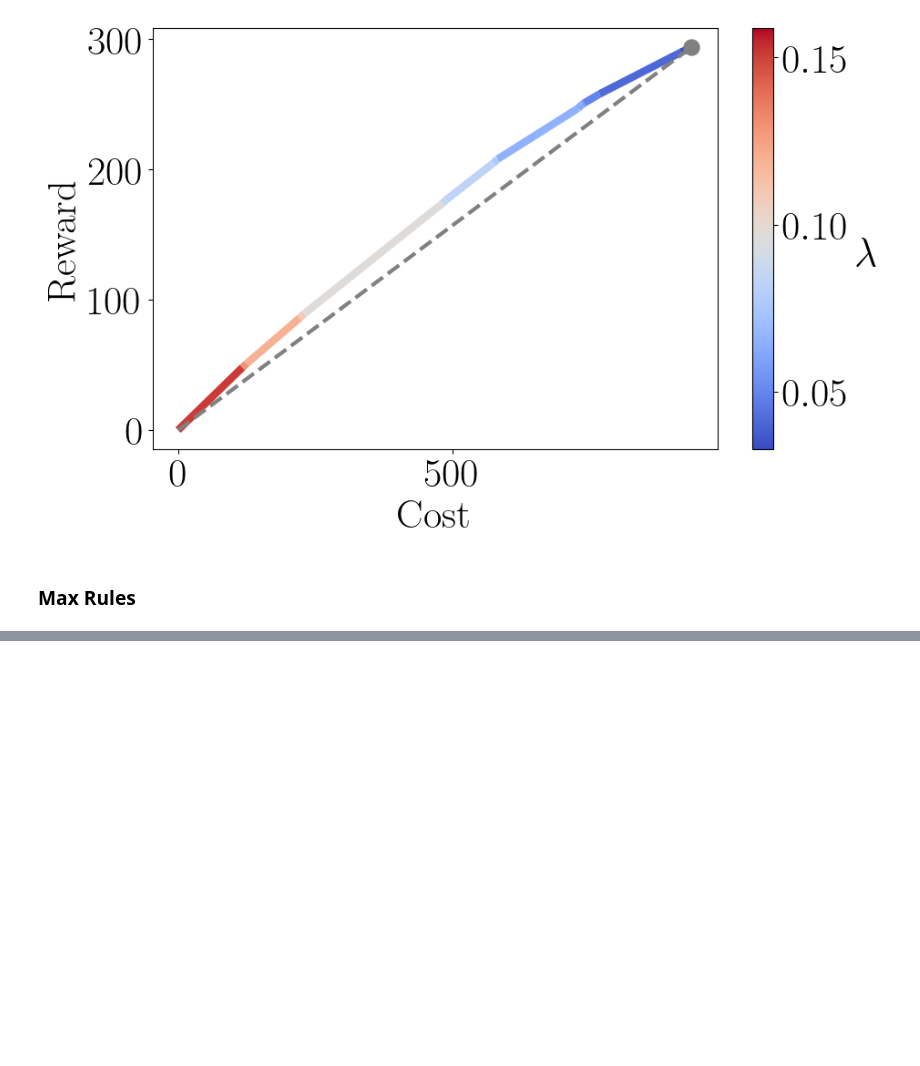
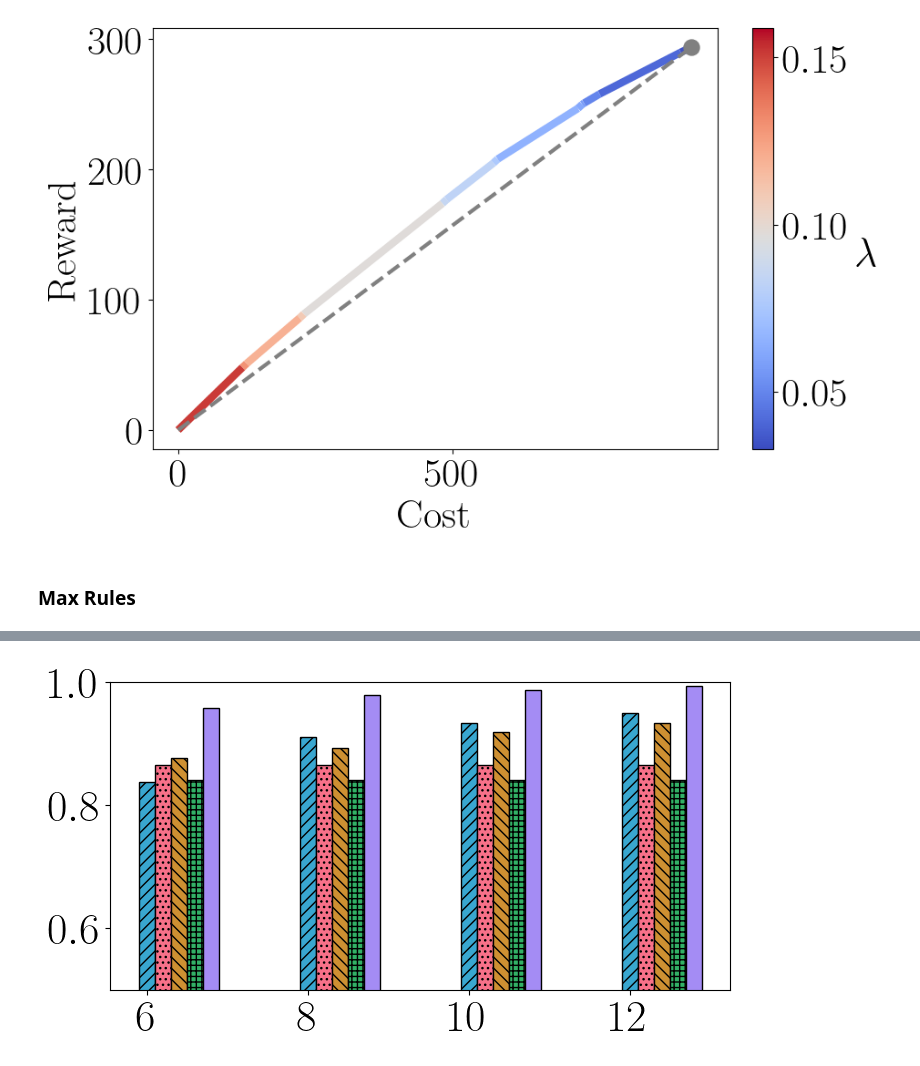
Before and after one commit to kevinqnb/interpretable-clustering, a Jupyter notebook: examples/experiments.ipynb, the cells around one changed output, grey strips where cells are left out. Saved outputs shown, nothing was run; the diff lists cells and outputs as text; code cells hidden in the pictures; blank space fills up the shorter version.

Commit message:
max lambda and all rules combination experiments + results

```diff
--- a/examples/experiments.ipynb
+++ b/examples/experiments.ipynb
@@ -235,7 +261,7 @@ plt.show()
 # %% [markdown]
 ### Max Rules
 # %%
-ref = '_tuned'
+ref = '_comb_zero'
 fname = "../data/experiments/" + dataset + "/max_rules/exp" + ref + ".json"
 with open(fname, 'r') as f:
     experiment_dict = json.load(f)
@@ -278,0 +304,52 @@ Lambda:  0.03268979571755497
+# %%
+x = np.array(list(experiment_dict['modules'][dscluster_objective_modules[0]][reward].keys()))
+idxs = np.where(x.astype(int) <= 12)[0][::2]
+
+bar_dict = {}
+
+# Comparison Modules:
+for cmod in comparison_modules:
+    obj1 = np.array(list(experiment_dict['modules'][cmod][reward].values()))
+    obj2 = np.array(list(experiment_dict['modules'][cmod][cost].values()))
+    obj3 = np.array(list(experiment_dict['modules'][cmod]['sum-rule-length'].values()))
+    obj_values = obj1 - lambd * (obj2 + alpha * obj3)
+    bar_dict[cmod] = obj_values[idxs]
+
+
+# DSCluster Modules:
+for dmod in dscluster_objective_modules:
+    obj1 = np.array(list(experiment_dict['modules'][dmod][reward].values()))[:7]
+    obj2 = np.array(list(experiment_dict['modules'][dmod][cost].values()))[:7]
+    obj3 = np.array(list(experiment_dict['modules'][dmod]['sum-rule-length'].values()))[:7]
+    obj_values = obj1 - lambd * (obj2 + alpha * obj3)
+    dmod_name = dmod.split(';')[0] + ';' + dmod.split(';')[2]
+    bar_dict[dmod_name] = obj_values[idxs]
+
+fig,ax = plt.subplots(1,1,figsize=(8,4))
+
+width = 0.2
+multiplier = 0
+
+for mod, measurement in bar_dict.items():
+    offset = width * multiplier
+    rects = ax.bar(
+        x.astype(int)[idxs] + offset,
+        measurement / experiment_dict['fixed-parameters']['n'],
+        width,
+        label=mod,
+        color=color_dict[mod],
+        edgecolor='black',
+        hatch = hatch_dict.get(mod, '')
+    )
+    multiplier += 1
+
+plt.ylim(0.5, 1.0)
+plt.savefig(
+    "../figures/" + dataset + "/max_rules/" + objective.replace("-", "_") + ref + ".png",
+    bbox_inches='tight'
+)
+
+#ax.xaxis.set_major_locator(MaxNLocator(nbins=5))
+#plt.ylabel('Objective Value')
+# %% [output]
+[figure, added]
```
Also changed, not shown: parts of 30 cells of this notebook, 35 other files.
